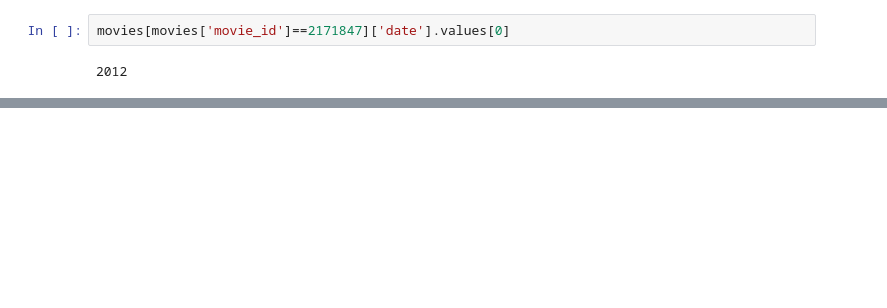
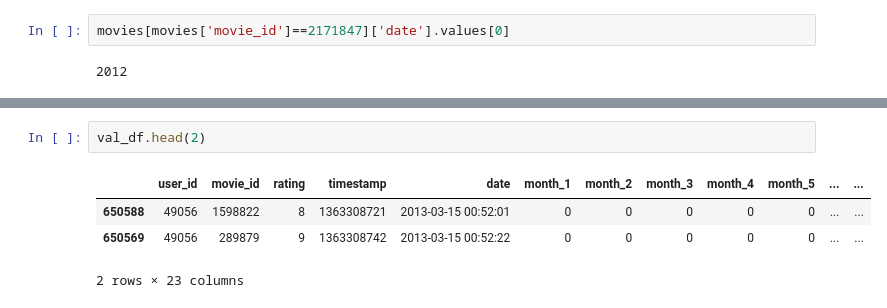
Before and after one commit to ania4data/DSND2, a Jupyter notebook: Experimental_Design_Recommendations/SVD/4_Cold_Start_Problem.ipynb, the cells around one changed output, grey strips where cells are left out. Cells and saved outputs as stored; diff of their text form; blank space fills up the shorter version.

```diff
--- a/Experimental_Design_Recommendations/SVD/4_Cold_Start_Problem.ipynb
+++ b/Experimental_Design_Recommendations/SVD/4_Cold_Start_Problem.ipynb
@@ -427,0 +472,7 @@ make_recommendations(48, 'user')
+# %%
+val_df.head(2)
+# %% [output]
+|  | user_id | movie_id | rating | timestamp | date | month_1 | month_2 | month_3 | month_4 | month_5 | ... | ... |
+| 650588 | 49056 | 1598822 | 8 | 1363308721 | 2013-03-15 00:52:01 | 0 | 0 | 0 | 0 | 0 | ... | ... |
+| 650569 | 49056 | 289879 | 9 | 1363308742 | 2013-03-15 00:52:22 | 0 | 0 | 0 | 0 | 0 | ... | ... |
+2 rows × 23 columns
```
Also changed, not shown: parts of 27 cells of this notebook.
